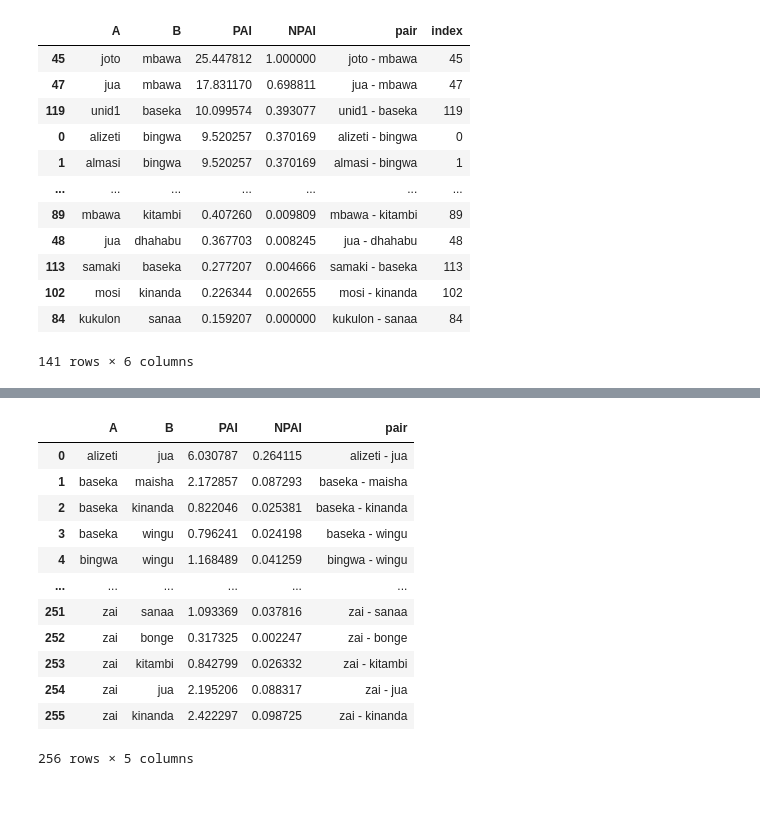
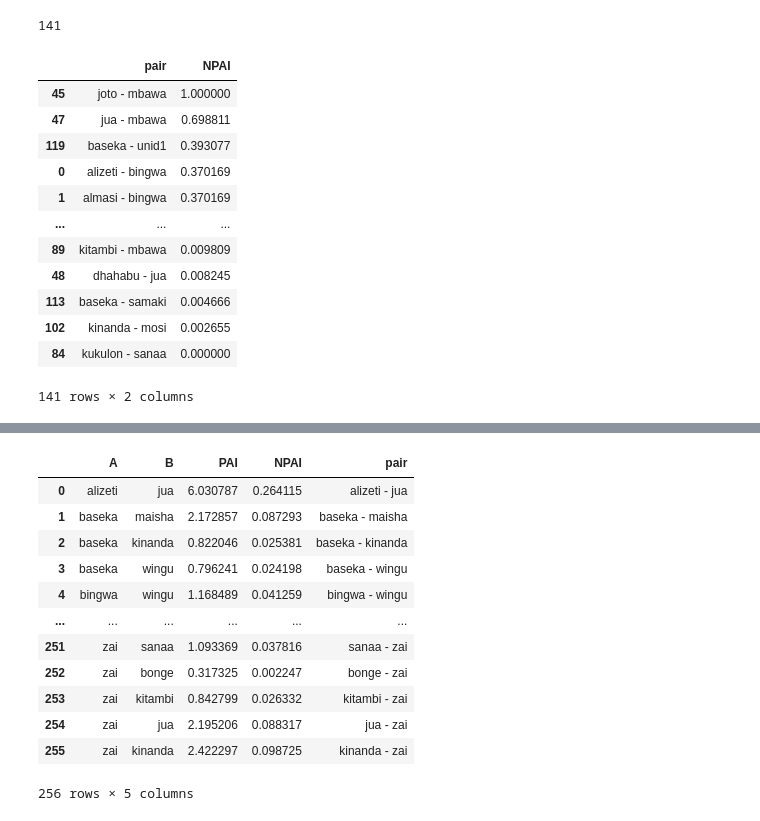
Before and after one commit to SreevishnuAB/ChimpData, a Jupyter notebook: Normalise_and_Plot.ipynb, the cells around one changed output, grey strips where cells are left out. Saved outputs shown, nothing was run; the diff lists cells and outputs as text; code cells hidden in the pictures.

```diff
--- a/Normalise_and_Plot.ipynb
+++ b/Normalise_and_Plot.ipynb
@@ -78,3 +80,13 @@ def normalise_column_zscore(col: pd.Series) -> pd.Series:
     return pd.Series((normalised_val))
 
   return col.apply(normalise_value)
+# %%
+def merge_in_order(val1, val2):
+  if val1 < val2:
+    return pd.Series((f"{val1} - {val2}"))
+  else:
+    return pd.Series((f"{val2} - {val1}"))
+# %%
+df_pai_wet_ssn['NPAI'] = normalise_column(df_pai_wet_ssn['PAI'])
+df_pai_wet_ssn['pair'] = df_pai_wet_ssn.apply(lambda x: merge_in_order(x.A, x.B), axis=1)
+df_pai_wet_ssn
@@ -81,4 +107,4 @@ def normalise_column_zscore(col: pd.Series) -> pd.Series:
 # %%
-df_pai_wet_ssn['NPAI'] = normalise_column(df_pai_wet_ssn['PAI'])
-df_pai_wet_ssn['pair'] = df_pai_wet_ssn['A'] + " - " + df_pai_wet_ssn['B']
-df_pai_wet_ssn
+# df_pai_wet_ssn['NPAI'] = normalise_column_zscore(df_pai_wet_ssn['PAI'])
+# df_pai_wet_ssn['pair'] = df_pai_wet_ssn['A'] + " - " + df_pai_wet_ssn['B']
+# df_pai_wet_ssn
@@ -99,4 +110,0 @@ df_pai_wet_ssn
-# %%
-df_pai_wet_ssn['NPAI'] = normalise_column_zscore(df_pai_wet_ssn['PAI'])
-df_pai_wet_ssn['pair'] = df_pai_wet_ssn['A'] + " - " + df_pai_wet_ssn['B']
-df_pai_wet_ssn
@@ -117,21 +111,24 @@ df_pai_wet_ssn
 # %%
 df_pai_wet_ssn_sorted = df_pai_wet_ssn.sort_values("NPAI", ascending=False)
 df_pai_wet_ssn_sorted['index'] = df_pai_wet_ssn_sorted.index.astype(str)
+print(len(df_pai_wet_ssn_sorted))
+df_pai_wet_ssn_sorted = df_pai_wet_ssn_sorted[['pair', 'NPAI']].drop_duplicates()
 df_pai_wet_ssn_sorted
 # %% [output]
+141
-|  | A | B | PAI | NPAI | pair | index |
-| 45 | joto | mbawa | 25.447812 | 1.000000 | joto - mbawa | 45 |
-| 47 | jua | mbawa | 17.831170 | 0.698811 | jua - mbawa | 47 |
-| 119 | unid1 | baseka | 10.099574 | 0.393077 | unid1 - baseka | 119 |
-| 0 | alizeti | bingwa | 9.520257 | 0.370169 | alizeti - bingwa | 0 |
-| 1 | almasi | bingwa | 9.520257 | 0.370169 | almasi - bingwa | 1 |
-| ... | ... | ... | ... | ... | ... | ... |
-| 89 | mbawa | kitambi | 0.407260 | 0.009809 | mbawa - kitambi | 89 |
-| 48 | jua | dhahabu | 0.367703 | 0.008245 | jua - dhahabu | 48 |
-| 113 | samaki | baseka | 0.277207 | 0.004666 | samaki - baseka | 113 |
-| 102 | mosi | kinanda | 0.226344 | 0.002655 | mosi - kinanda | 102 |
-| 84 | kukulon | sanaa | 0.159207 | 0.000000 | kukulon - sanaa | 84 |
+|  | pair | NPAI |
+| 45 | joto - mbawa | 1.000000 |
+| 47 | jua - mbawa | 0.698811 |
+| 119 | baseka - unid1 | 0.393077 |
+| 0 | alizeti - bingwa | 0.370169 |
+| 1 | almasi - bingwa | 0.370169 |
+| ... | ... | ... |
+| 89 | kitambi - mbawa | 0.009809 |
+| 48 | dhahabu - jua | 0.008245 |
+| 113 | baseka - samaki | 0.004666 |
+| 102 | kinanda - mosi | 0.002655 |
+| 84 | kukulon - sanaa | 0.000000 |
-141 rows × 6 columns
+141 rows × 2 columns
 # %%
 fig = px.bar(df_pai_wet_ssn_sorted, x="pair", y="NPAI")
 fig.update_layout(
@@ -142,7 +139,7 @@ fig.show()
 [interactive output not drawn]
 # %%
 df_pai_dry_ssn['NPAI'] = normalise_column(df_pai_dry_ssn['PAI'])
-df_pai_dry_ssn['pair'] = df_pai_dry_ssn['A'] + " - " + df_pai_dry_ssn['B']
+df_pai_dry_ssn['pair'] = df_pai_dry_ssn.apply(lambda x: merge_in_order(x.A, x.B), axis=1)
 df_pai_dry_ssn
 # %% [output]
 |  | A | B | PAI | NPAI | pair |
@@ -152,11 +149,11 @@ df_pai_dry_ssn
 | 3 | baseka | wingu | 0.796241 | 0.024198 | baseka - wingu |
 | 4 | bingwa | wingu | 1.168489 | 0.041259 | bingwa - wingu |
 | ... | ... | ... | ... | ... | ... |
-| 251 | zai | sanaa | 1.093369 | 0.037816 | zai - sanaa |
-| 252 | zai | bonge | 0.317325 | 0.002247 | zai - bonge |
-| 253 | zai | kitambi | 0.842799 | 0.026332 | zai - kitambi |
-| 254 | zai | jua | 2.195206 | 0.088317 | zai - jua |
-| 255 | zai | kinanda | 2.422297 | 0.098725 | zai - kinanda |
+| 251 | zai | sanaa | 1.093369 | 0.037816 | sanaa - zai |
+| 252 | zai | bonge | 0.317325 | 0.002247 | bonge - zai |
+| 253 | zai | kitambi | 0.842799 | 0.026332 | kitambi - zai |
+| 254 | zai | jua | 2.195206 | 0.088317 | jua - zai |
+| 255 | zai | kinanda | 2.422297 | 0.098725 | kinanda - zai |
 256 rows × 5 columns
 # %%
 df_pai_dry_ssn_sorted = df_pai_dry_ssn.sort_values("NPAI", ascending=False)
```
Also changed, not shown: parts of 30 cells of this notebook.
